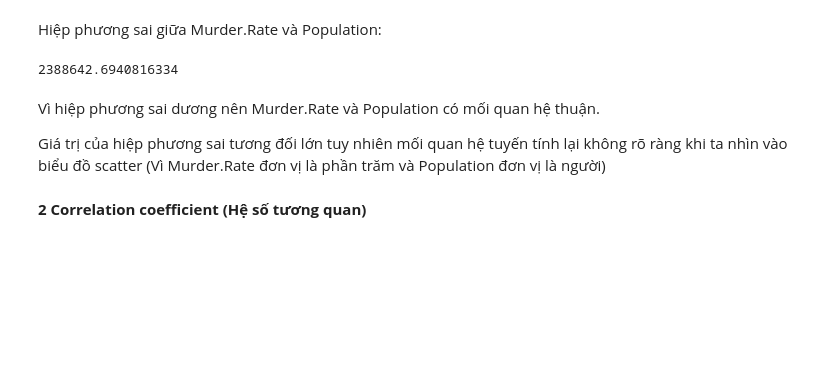
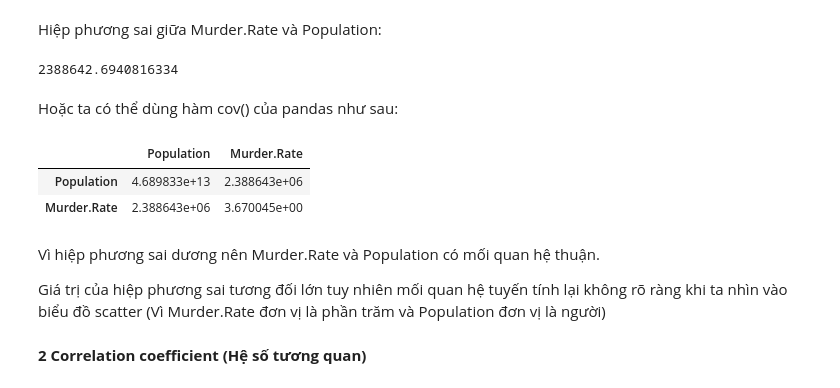
Before and after one commit to LBQTrung/Python-exercise, a Jupyter notebook: TKMT_1.ipynb, the cells around one changed output. Cells and saved outputs as stored; diff of their text form; code cells hidden in the pictures; blank space fills up the shorter version.

```diff
--- a/TKMT_1.ipynb
+++ b/TKMT_1.ipynb
@@ -185,6 +205,14 @@ Hiệp phương sai giữa Murder.Rate và Population:
 covariance(df_dl['Murder.Rate'], df_dl['Population'])
 # %% [output]
 2388642.6940816334
+# %% [markdown]
+Hoặc ta có thể dùng hàm cov() của pandas như sau:
+# %%
+df_dl.cov()
+# %% [output]
+|  | Population | Murder.Rate |
+| Population | 4.689833e+13 | 2.388643e+06 |
+| Murder.Rate | 2.388643e+06 | 3.670045e+00 |
 # %% [markdown]
 Vì hiệp phương sai dương nên Murder.Rate và Population có mối quan hệ thuận.
 
```
Also changed, not shown: parts of 14 cells of this notebook.
